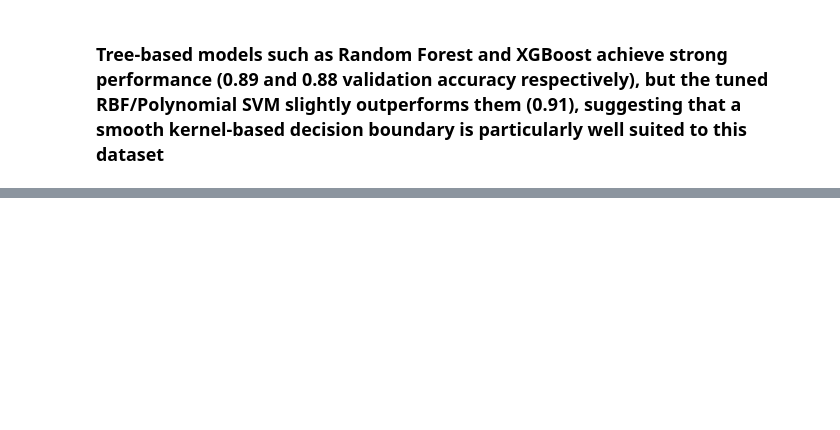
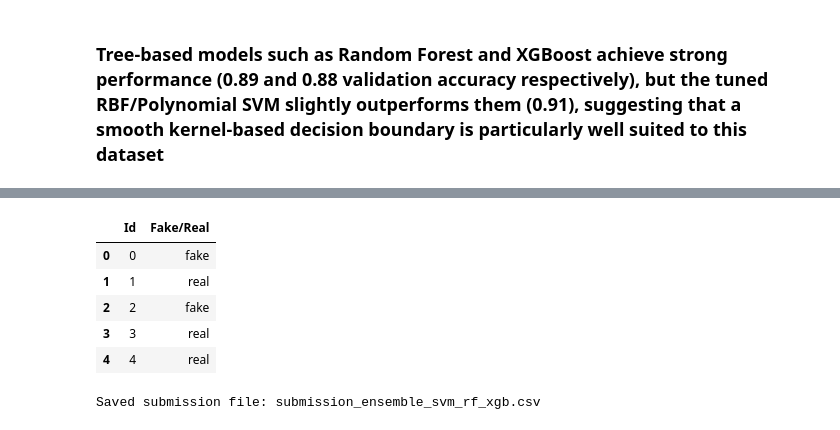
Before and after one commit to karoolkaa/automatic_learning, a Jupyter notebook: K2 datasetA.ipynb, the cells around one changed output, grey strips where cells are left out. Cells and saved outputs as stored; diff of their text form; code cells hidden in the pictures; blank space fills up the shorter version.

```diff
--- a/K2 datasetA.ipynb
+++ b/K2 datasetA.ipynb
@@ -514,0 +708,18 @@ weighted avg       0.88      0.88      0.88       120
+# %%
+best_n = xgb_model.get_params()['n_estimators']
+
+xgb_final = XGBClassifier(
+    n_estimators=best_n,
+    learning_rate=xgb_model.get_params()['learning_rate'],
+    max_depth=xgb_model.get_params()['max_depth'],
+    subsample=xgb_model.get_params()['subsample'],
+    colsample_bytree=xgb_model.get_params()['colsample_bytree'],
+    min_child_weight=xgb_model.get_params()['min_child_weight'],
+    gamma=xgb_model.get_params()['gamma'],
+    reg_lambda=xgb_model.get_params()['reg_lambda'],
+    random_state=42,
+    n_jobs=-1,
+    eval_metric='logloss'
+)
+
+xgb_final.fit(X_tree_train, y_train)
@@ -514,0 +739,34 @@ weighted avg       0.88      0.88      0.88       120
+# %%
+import numpy as np
+
+# 1) single model predict
+svm_test_pred = svm_final.predict(X_svm_test)       # (n_test,)
+rf_test_pred  = rf_final.predict(X_tree_test)       # (n_test,)
+xgb_test_pred = xgb_final.predict(X_tree_test)      # (n_test,)
+
+# 2) majority vote（0/1 classier）
+votes_test = np.vstack([svm_test_pred, rf_test_pred, xgb_test_pred])  # shape (3, n_test)
+ensemble_test_pred = (votes_test.sum(axis=0) >= 2).astype(int)
+# %%
+# Map 0/1 back to original labels
+label_map_inv = {0: "fake", 1: "real"}
+submission_labels = [label_map_inv[i] for i in ensemble_test_pred]
+
+submission = pd.DataFrame({
+    "Id": raw_test["Id"],
+    "Fake/Real": submission_labels
+})
+
+submission.head()
+# %% [output]
+|  | Id | Fake/Real |
+| 0 | 0 | fake |
+| 1 | 1 | real |
+| 2 | 2 | fake |
+| 3 | 3 | real |
+| 4 | 4 | real |
+# %%
+submission.to_csv("submission_ensemble_svm_rf_xgb.csv", index=False)
+print("Saved submission file: submission_ensemble_svm_rf_xgb.csv")
+# %% [output]
+Saved submission file: submission_ensemble_svm_rf_xgb.csv
```
Also changed, not shown: parts of 14 cells of this notebook.
